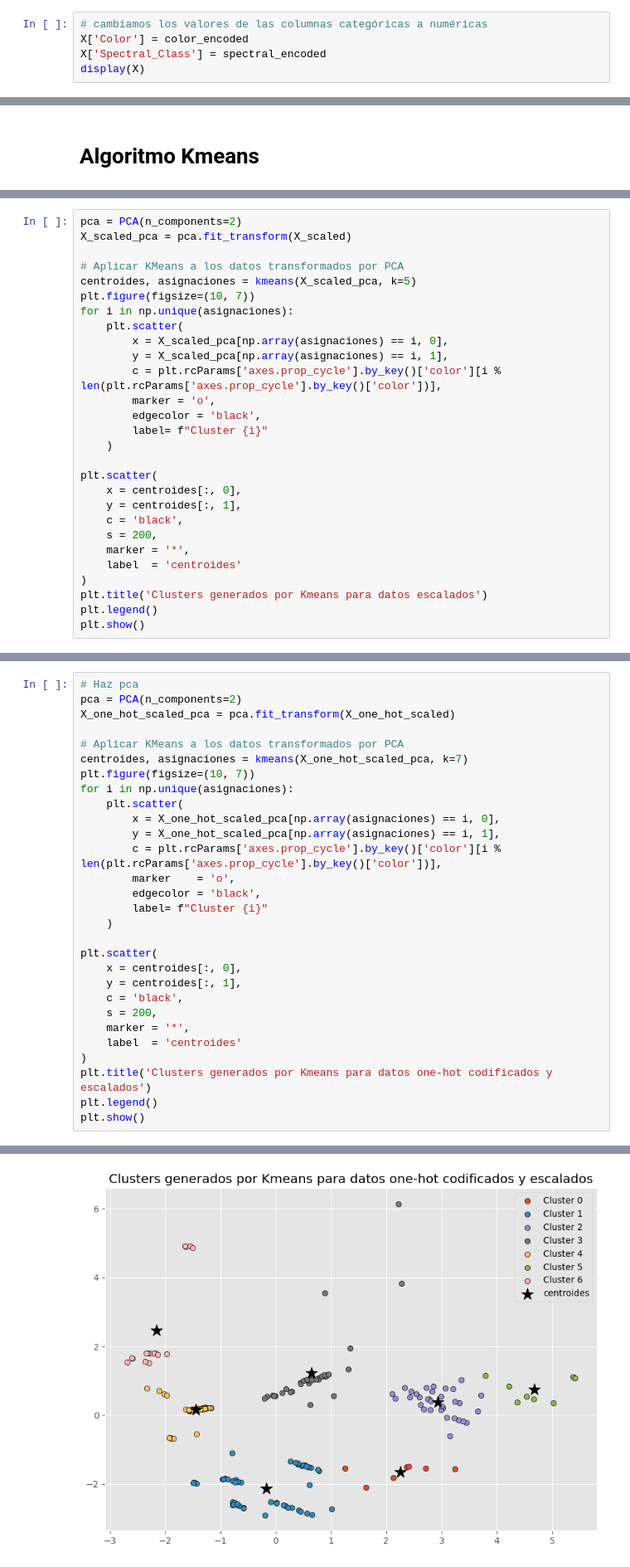
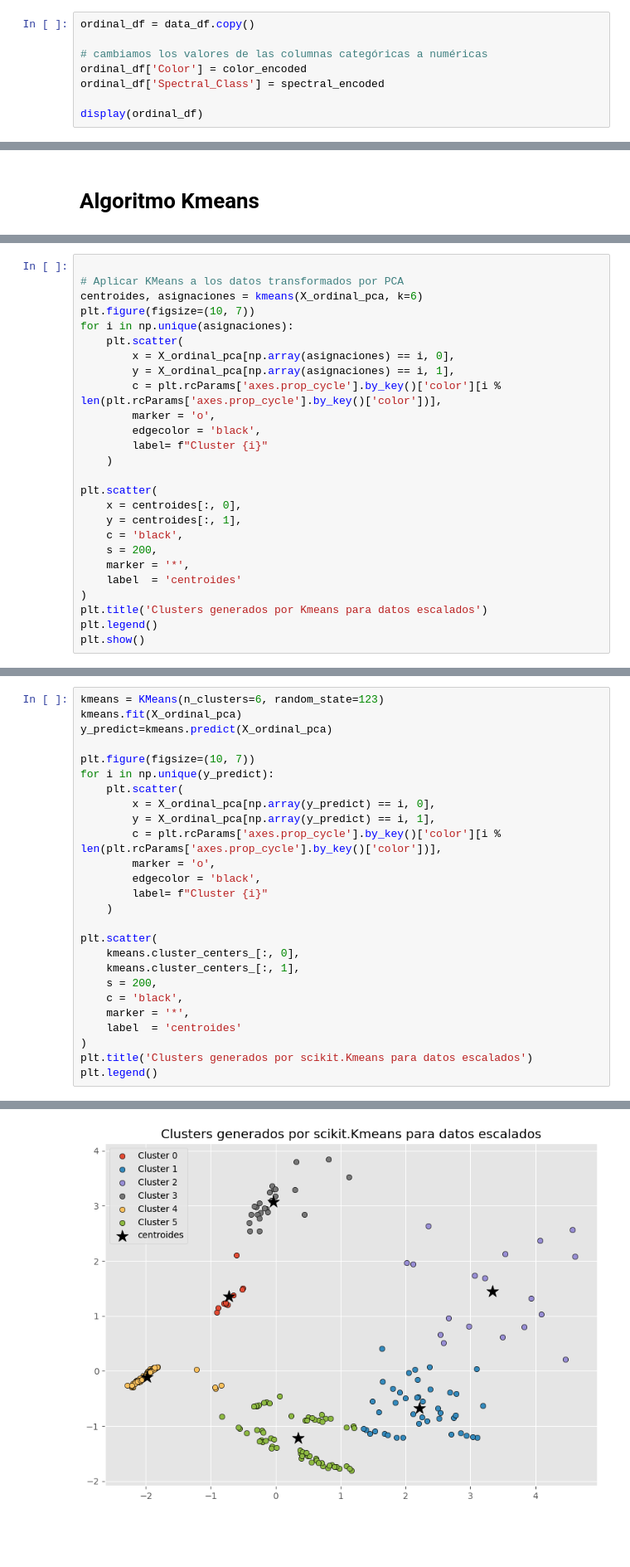
Before and after one commit to RaulCarrero02/G23.P2.100451286.100472334, a Jupyter notebook: kmean.ipynb, the cells around one changed output, grey strips where cells are left out. Shown at 83% size. Cells and saved outputs as stored; diff of their text form; blank space fills up the shorter version.

```diff
--- a/kmean.ipynb
+++ b/kmean.ipynb
@@ -225,8 +333,11 @@ spectral_encoded = oe.fit_transform(data.Spectral_Class.values.reshape(-1, 1))
 # %%
+ordinal_df = data_df.copy()
+
 # cambiamos los valores de las columnas categóricas a numéricas
-X['Color'] = color_encoded
-X['Spectral_Class'] = spectral_encoded
-display(X)
+ordinal_df['Color'] = color_encoded
+ordinal_df['Spectral_Class'] = spectral_encoded
+
+display(ordinal_df)
 # %% [output]
 |  | Temperature | L | R | A_M | Color | Spectral_Class |
 | 0 | 3068 | 0.002400 | 0.1700 | 16.12 | 0.0 | 0.0 |
@@ -388,14 +486,12 @@ def kmeans(datos, k, max_iter=100):
 # %%
-pca = PCA(n_components=2)
-X_scaled_pca = pca.fit_transform(X_scaled)
 
 # Aplicar KMeans a los datos transformados por PCA
-centroides, asignaciones = kmeans(X_scaled_pca, k=5)
+centroides, asignaciones = kmeans(X_ordinal_pca, k=6)
 plt.figure(figsize=(10, 7))
 for i in np.unique(asignaciones):
     plt.scatter(
-        x = X_scaled_pca[np.array(asignaciones) == i, 0],
-        y = X_scaled_pca[np.array(asignaciones) == i, 1],
+        x = X_ordinal_pca[np.array(asignaciones) == i, 0],
+        y = X_ordinal_pca[np.array(asignaciones) == i, 1],
         c = plt.rcParams['axes.prop_cycle'].by_key()['color'][i % len(plt.rcParams['axes.prop_cycle'].by_key()['color'])],
         marker = 'o',
         edgecolor = 'black',
@@ -424,30 +523,27 @@ Centroides finales:  [[-1.96840303 -0.11542115]
 # %%
-# Haz pca
-pca = PCA(n_components=2)
-X_one_hot_scaled_pca = pca.fit_transform(X_one_hot_scaled)
+kmeans = KMeans(n_clusters=6, random_state=123)
+kmeans.fit(X_ordinal_pca)
+y_predict=kmeans.predict(X_ordinal_pca)
 
-# Aplicar KMeans a los datos transformados por PCA
-centroides, asignaciones = kmeans(X_one_hot_scaled_pca, k=7)
 plt.figure(figsize=(10, 7))
-for i in np.unique(asignaciones):
+for i in np.unique(y_predict):
     plt.scatter(
-        x = X_one_hot_scaled_pca[np.array(asignaciones) == i, 0],
-        y = X_one_hot_scaled_pca[np.array(asignaciones) == i, 1],
+        x = X_ordinal_pca[np.array(y_predict) == i, 0],
+        y = X_ordinal_pca[np.array(y_predict) == i, 1],
         c = plt.rcParams['axes.prop_cycle'].by_key()['color'][i % len(plt.rcParams['axes.prop_cycle'].by_key()['color'])],
-        marker    = 'o',
+        marker = 'o',
         edgecolor = 'black',
         label= f"Cluster {i}"
     )
 
 plt.scatter(
-    x = centroides[:, 0],
-    y = centroides[:, 1],
+    kmeans.cluster_centers_[:, 0],
+    kmeans.cluster_centers_[:, 1],
+    s = 200,
     c = 'black',
-    s = 200,
     marker = '*',
     label  = 'centroides'
 )
-plt.title('Clusters generados por Kmeans para datos one-hot codificados y escalados')
+plt.title('Clusters generados por scikit.Kmeans para datos escalados')
 plt.legend()
-plt.show()
 # %% [output]
@@ -462 +551 @@ Centroides finales:  [[ 2.25035984 -1.65192763]
-[figure, old version]
+[figure, new version]
```
Also changed, not shown: parts of 37 cells of this notebook.
